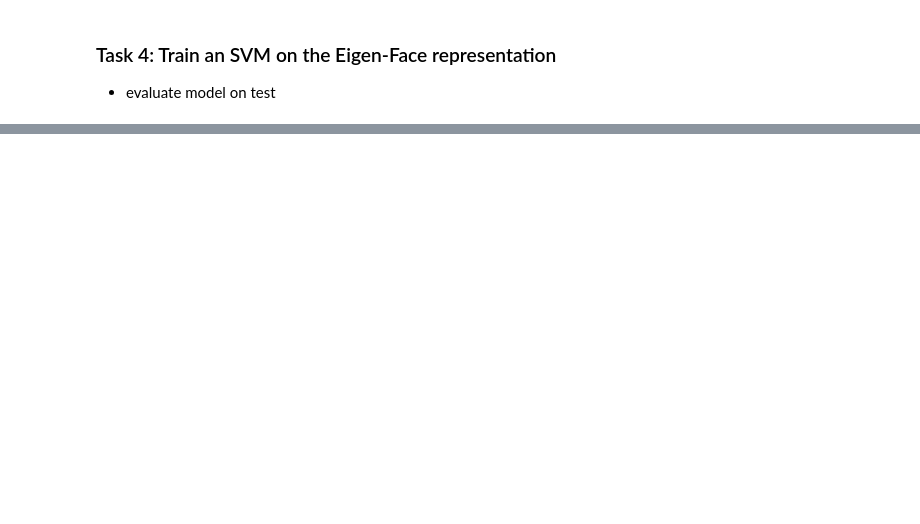
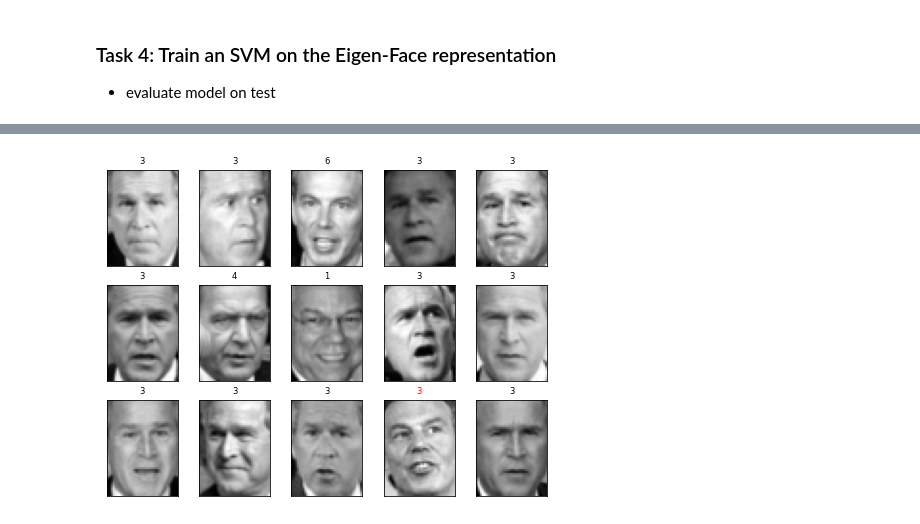
Before and after one commit to Ananassio/Data-Minig-Lab, a Jupyter notebook: Week_4/Lab_face_recognition.ipynb, the cells around one changed output, grey strips where cells are left out. Saved outputs shown, nothing was run; the diff lists cells and outputs as text; code cells hidden in the pictures; blank space fills up the shorter version.

```diff
--- a/Week_4/Lab_face_recognition.ipynb
+++ b/Week_4/Lab_face_recognition.ipynb
@@ -113,6 +128,6 @@ for i in range(7):
 # %%
 # transform singe sample
-s = pca.transform(X[135].reshape(1, -1)) #tricky: SKL PCA expects multiple matrix of samples
+s = pca.transform(X[100].reshape(1, -1)) #tricky: SKL PCA expects multiple matrix of samples
 # %%
 #manual reconstruct
 s_new = s[0,0]*pca.components_[0].reshape(h,w)
@@ -130,0 +151,10 @@ ax[1].imshow(s_new)
+# %%
+fig = plt.figure(figsize=(8, 6))
+for i in range(15):
+    ax = fig.add_subplot(3, 5, i + 1, xticks=[], yticks=[])
+    ax.imshow(X_test[i].reshape(h,w))
+    y_pred = clf.predict(X_test_pca[i, np.newaxis])[0]
+    color = ('black' if y_pred == y_test[i] else 'red')
+    ax.set_title(y_pred, fontsize='small', color=color)
+# %% [output]
+[figure, added]
```
Also changed, not shown: parts of 5 cells of this notebook.
